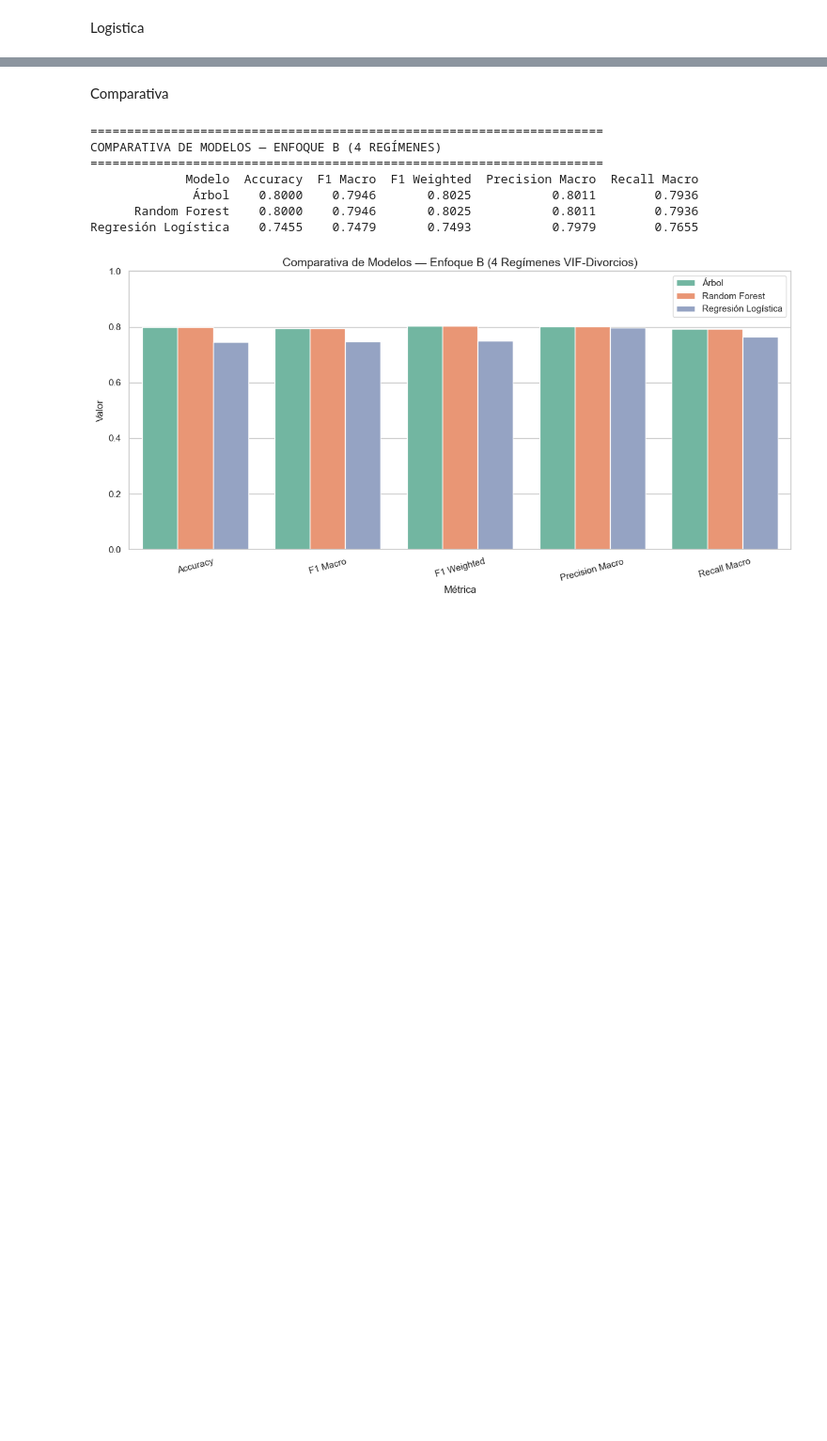
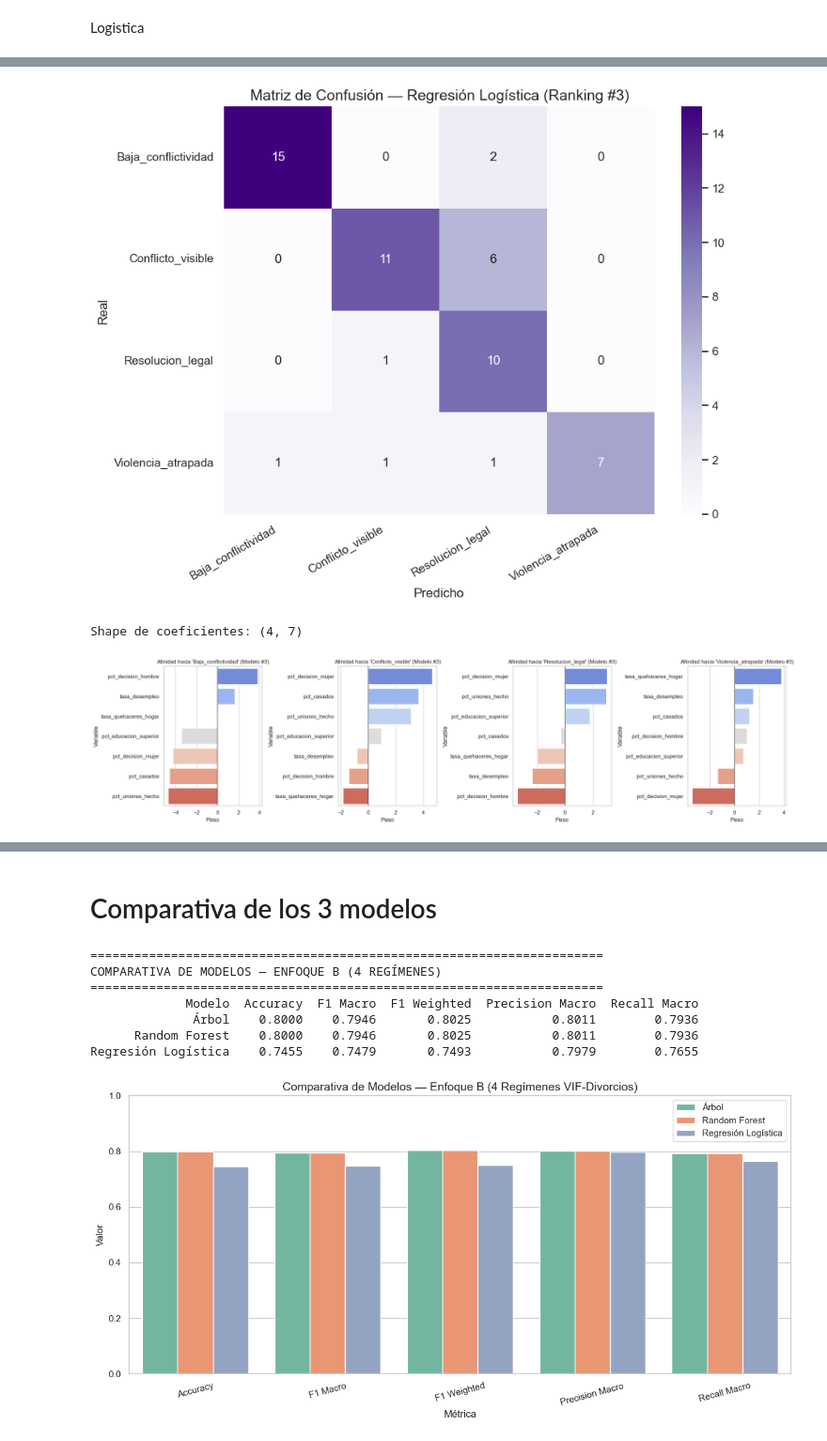
Before and after one commit to Vann06/MD_Proyecto1, a Jupyter notebook: Modelos_Predictivos/cuatrovariables_predictivas.ipynb, the cells around one changed output, grey strips where cells are left out. Shown at 94% size. Saved outputs shown, nothing was run; the diff lists cells and outputs as text; code cells hidden in the pictures; blank space fills up the shorter version.

```diff
--- a/Modelos_Predictivos/cuatrovariables_predictivas.ipynb
+++ b/Modelos_Predictivos/cuatrovariables_predictivas.ipynb
@@ -674,0 +626,75 @@ Analizando los coeficientes:
+# %%
+# ============================================================
+# EVALUAR UN MODELO ESPECÍFICO DEL TOP 3 — REGRESIÓN LOGÍSTICA
+# ============================================================
+# 0 = Mejor modelo (ranking #1)
+# 1 = Segundo mejor modelo (ranking #2)
+# 2 = Tercer mejor modelo (ranking #3)
+
+POSICION = 2
+
+log_reg = top3_lr_modelos[POSICION]
+params_actuales = top3_lr_params[POSICION]
+score_cv_actual = top3_lr_scores[POSICION]
+y_pred_lr = log_reg.predict(X_test_scaled)
+
+print("=" * 70)
+print(f"EVALUANDO MODELO RANKING #{POSICION + 1}")
+print("=" * 70)
+print(f"Parámetros: {params_actuales}")
+print(f"F1 Macro (CV): {score_cv_actual:.4f}\n")
+
+# Métricas globales
+print("=" * 60)
+print(f"MÉTRICAS GLOBALES — REGRESIÓN LOGÍSTICA (Ranking #{POSICION + 1})")
+print("=" * 60)
+print(f"Accuracy:          {accuracy_score(y_test, y_pred_lr):.4f}")
+print(f"F1 Score (macro):  {f1_score(y_test, y_pred_lr, average='macro'):.4f}")
+print(f"F1 Score (weight): {f1_score(y_test, y_pred_lr, average='weighted'):.4f}")
+print(f"Precision (macro): {precision_score(y_test, y_pred_lr, average='macro', zero_division=0):.4f}")
+print(f"Recall (macro):    {recall_score(y_test, y_pred_lr, average='macro'):.4f}")
+
+print("\n" + "=" * 60)
+print("REPORTE POR CLASE")
+print("=" * 60)
+print(classification_report(y_test, y_pred_lr, target_names=le.classes_, zero_division=0))
+
+# Matriz de confusión
+cm_lr = confusion_matrix(y_test, y_pred_lr)
+plt.figure(figsize=(9, 7))
+sns.heatmap(cm_lr, annot=True, fmt='d', cmap='Purples',
+            xticklabels=le.classes_, yticklabels=le.classes_)
+plt.title(f'Matriz de Confusión — Regresión Logística (Ranking #{POSICION + 1})', fontsize=14)
+plt.xlabel('Predicho')
+plt.ylabel('Real')
+plt.xticks(rotation=30, ha='right')
+plt.yticks(rotation=0)
+plt.tight_layout()
+plt.show()
+
+# Coeficientes por clase
+coef = log_reg.coef_
+print(f"\nShape de coeficientes: {coef.shape}")
+
+n_clases_coef = coef.shape[0]
+clases_mostrar = le.classes_[:n_clases_coef]
+
+fig, axes = plt.subplots(1, n_clases_coef, figsize=(5*n_clases_coef, 5))
+if n_clases_coef == 1:
+    axes = [axes]
+
+for i, (ax, clase) in enumerate(zip(axes, clases_mostrar)):
+    df_coef = pd.DataFrame({'Variable': features, 'Peso': coef[i]})
+    df_coef = df_coef.sort_values(by='Peso', ascending=False)
+    sns.barplot(data=df_coef, x='Peso', y='Variable', palette="coolwarm", ax=ax)
+    ax.axvline(0, color='black', alpha=0.5)
+    ax.set_title(f"Afinidad hacia '{clase}' (Modelo #{POSICION + 1})", fontsize=11)
+
+plt.tight_layout()
+plt.show()
+
+print(f"\nTabla de coeficientes (Modelo #{POSICION + 1}):")
+df_coef_full = pd.DataFrame(coef, columns=features)
+df_coef_full.insert(0, 'Clase', le.classes_[:coef.shape[0]])
+print(df_coef_full.round(4).to_string(index=False))
+# %% [output]
@@ -674,0 +718,3 @@ Analizando los coeficientes:
+[figure, added]
+Shape de coeficientes: (4, 7)
+[figure, added]
@@ -675,5 +727,5 @@ Analizando los coeficientes:
 # %% [markdown]
-Comparativa
+# Comparativa de los 3 modelos
 # %%
 # ============================================================
 # TABLA COMPARATIVA DE LOS 3 MODELOS
```
Also changed, not shown: parts of 9 cells of this notebook, 2 other files.
